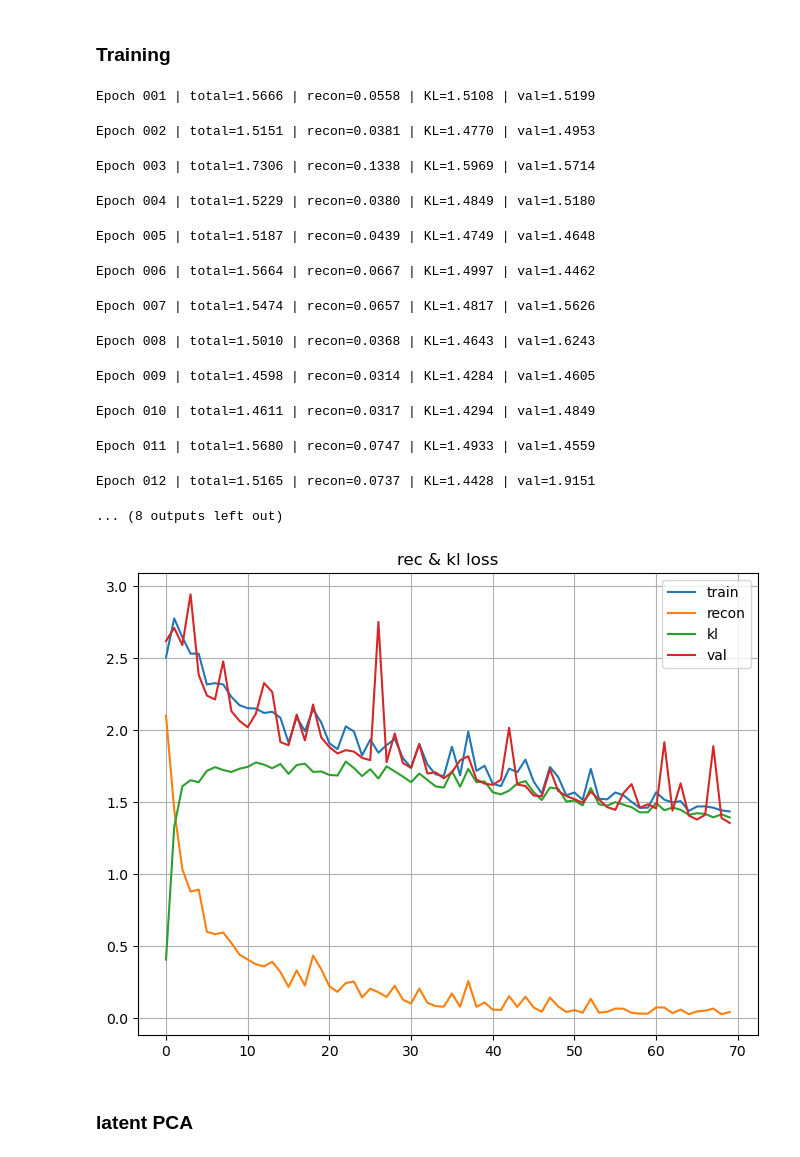
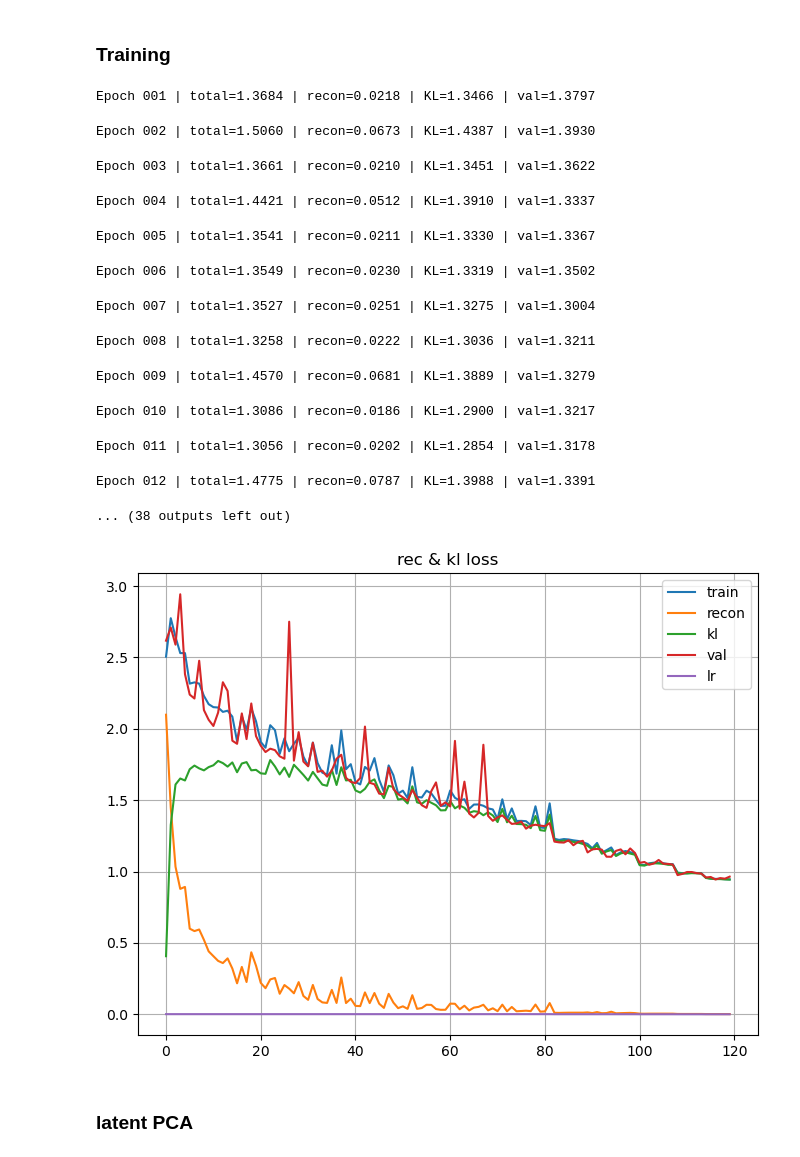
Before and after one commit to JanAndrzejewski050/Molecular-Spectro-Latent-Modeling, a Jupyter notebook: baseline_vae/tcn_train.ipynb, the cells around one changed output. Drawn from its saved outputs; the diff is of its cells as text; code cells hidden in the pictures.

Commit message:
baseline model and training 128 latentsize

```diff
--- a/baseline_vae/tcn_train.ipynb
+++ b/baseline_vae/tcn_train.ipynb
@@ -164,6 +164,7 @@ latent_size = 128
 
 model = BaselineVAE(vocab_size=len(vocab), max_len=train_data.shape[-1], embed_size=embed_size, hidden_size=hidden_size, latent_size=latent_size).to(device)
 optimizer = torch.optim.AdamW(model.parameters(), lr=1e-3)
+scheduler = torch.optim.lr_scheduler.ReduceLROnPlateau(optimizer, )
 
 epochs = 50
 beta = 0.01
@@ -172,7 +173,13 @@ batch_size = 1024
 train_loader = DataLoader(train_data, batch_size, shuffle=True)
 val_loader = DataLoader(val_data, batch_size, shuffle=True)
 history = []
-epochs = 20
+
+ckpt = torch.load("trained_models/tcn_vae_baseline_128.pt", map_location=device)
+model.load_state_dict(ckpt["model_state_dict"])
+optimizer.load_state_dict(ckpt["optimizer_state_dict"])
+history = ckpt["history"]
+scheduler = torch.optim.lr_scheduler.ReduceLROnPlateau(optimizer, mode="min", patience=4, factor=0.5, min_lr=1e-5, verbose=True)
+
 for epoch in range(1, epochs + 1):
     model.train()
     total_recon = 0
@@ -185,7 +192,6 @@ for epoch in range(1, epochs + 1):
 
         logits, mu, logvar = model(x)
         loss, rec, kl = vae_loss(logits, x, mu, logvar, beta)
-        #print(logits.shape)
         optimizer.zero_grad()
         loss.backward()
         optimizer.step()
@@ -201,35 +207,45 @@ for epoch in range(1, epochs + 1):
             val_recon += rec.item()
             val_kl += kl.item()
 
-    val_loss = val_recon + val_kl
-    history.append(((total_recon+total_kl)/len(train_loader), total_recon / len(train_loader), total_kl / len(train_loader), val_loss/len(val_loader)))
-    print(f"Epoch {epoch:03d} | total={(total_recon+total_kl)/len(train_loader):.4f} | recon={total_recon/len(train_loader):.4f} | KL={total_kl/len(train_loader):.4f} | val={val_loss/len(val_loader):.4f}")
+    val_loss = (val_recon + val_kl) / len(val_loader)
+    history.append(((total_recon+total_kl)/len(train_loader), total_recon / len(train_loader), total_kl / len(train_loader), val_loss, optimizer.param_groups[0]["lr"]))
+    print(f"Epoch {epoch:03d} | total={(total_recon+total_kl)/len(train_loader):.4f} | recon={total_recon/len(train_loader):.4f} | KL={total_kl/len(train_loader):.4f} | val={val_loss:.4f}")
+    scheduler.step(val_loss)
 # %% [output]
-Epoch 001 | total=1.5666 | recon=0.0558 | KL=1.5108 | val=1.5199
+Epoch 001 | total=1.3684 | recon=0.0218 | KL=1.3466 | val=1.3797
-Epoch 002 | total=1.5151 | recon=0.0381 | KL=1.4770 | val=1.4953
+Epoch 002 | total=1.5060 | recon=0.0673 | KL=1.4387 | val=1.3930
-Epoch 003 | total=1.7306 | recon=0.1338 | KL=1.5969 | val=1.5714
+Epoch 003 | total=1.3661 | recon=0.0210 | KL=1.3451 | val=1.3622
-Epoch 004 | total=1.5229 | recon=0.0380 | KL=1.4849 | val=1.5180
+Epoch 004 | total=1.4421 | recon=0.0512 | KL=1.3910 | val=1.3337
-Epoch 005 | total=1.5187 | recon=0.0439 | KL=1.4749 | val=1.4648
+Epoch 005 | total=1.3541 | recon=0.0211 | KL=1.3330 | val=1.3367
-Epoch 006 | total=1.5664 | recon=0.0667 | KL=1.4997 | val=1.4462
+Epoch 006 | total=1.3549 | recon=0.0230 | KL=1.3319 | val=1.3502
-Epoch 007 | total=1.5474 | recon=0.0657 | KL=1.4817 | val=1.5626
+Epoch 007 | total=1.3527 | recon=0.0251 | KL=1.3275 | val=1.3004
-Epoch 008 | total=1.5010 | recon=0.0368 | KL=1.4643 | val=1.6243
+Epoch 008 | total=1.3258 | recon=0.0222 | KL=1.3036 | val=1.3211
-Epoch 009 | total=1.4598 | recon=0.0314 | KL=1.4284 | val=1.4605
+Epoch 009 | total=1.4570 | recon=0.0681 | KL=1.3889 | val=1.3279
-Epoch 010 | total=1.4611 | recon=0.0317 | KL=1.4294 | val=1.4849
+Epoch 010 | total=1.3086 | recon=0.0186 | KL=1.2900 | val=1.3217
-Epoch 011 | total=1.5680 | recon=0.0747 | KL=1.4933 | val=1.4559
+Epoch 011 | total=1.3056 | recon=0.0202 | KL=1.2854 | val=1.3178
-Epoch 012 | total=1.5165 | recon=0.0737 | KL=1.4428 | val=1.9151
+Epoch 012 | total=1.4775 | recon=0.0787 | KL=1.3988 | val=1.3391
-... (8 outputs left out)
+... (38 outputs left out)
+# %%
+new_history = []
+for i, h in enumerate(history):
+    if len(h) == 4:
+        new_history.append((*h, 1e-3))
+    else:
+        new_history.append(h)
+history = new_history
 # %%
 plt.figure(figsize=(8,6))
 plt.plot(np.array(history)[:, 0], label='train')
 plt.plot(np.array(history)[:, 1], label='recon')
 plt.plot(np.array(history)[:, 2], label='kl')
 plt.plot(np.array(history)[:, 3], label='val')
+plt.plot(np.array(history)[:, 4], label='lr')
 plt.title('rec & kl loss')
 plt.legend()
 plt.grid()
 plt.show()
 # %% [output]
-[figure, old version]
+[figure, new version]
 # %%
 ckpt = {"epoch": epoch, "model_state_dict": model.state_dict(), "optimizer_state_dict": optimizer.state_dict(), "history": history,"vocab_size": len(vocab)}
 torch.save(ckpt, "trained_models/tcn_vae_baseline_128.pt")
```
Also changed, not shown: parts of 10 cells of this notebook, 1 other file.
